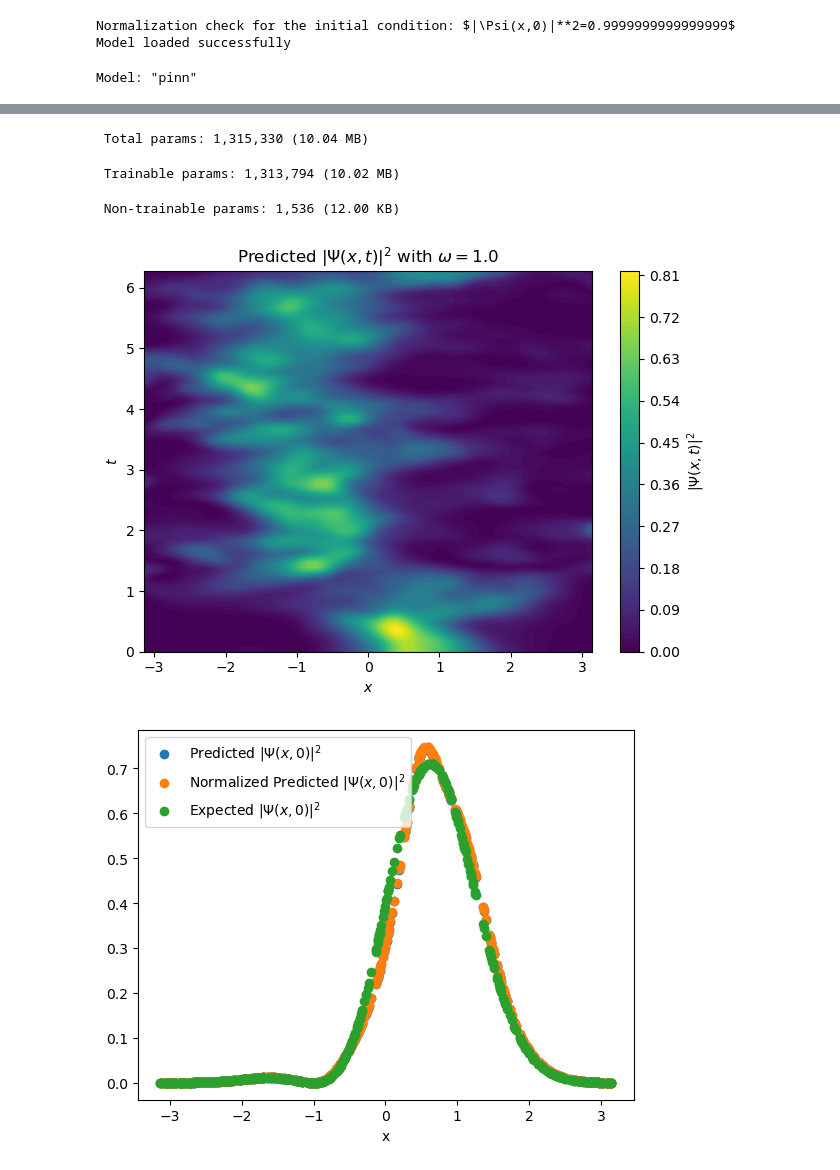
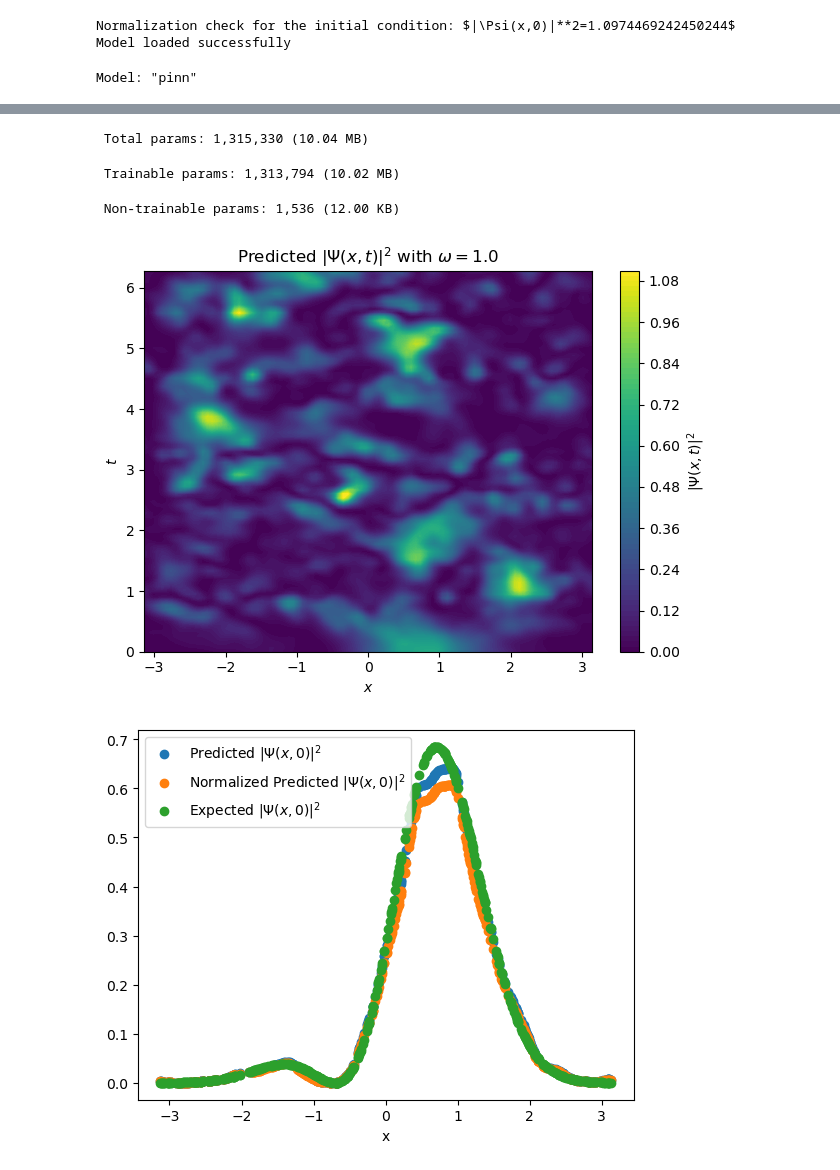
Before and after one commit to mrdchua/PINN-TDSE, a Jupyter notebook: TDSE-PHYS299/PINN-TDSE-v5.ipynb, the cells around one changed output, grey strips where cells are left out. Saved outputs shown, nothing was run; the diff lists cells and outputs as text; code cells hidden in the pictures.

```diff
--- a/TDSE-PHYS299/PINN-TDSE-v5.ipynb
+++ b/TDSE-PHYS299/PINN-TDSE-v5.ipynb
@@ -232,16 +232,16 @@ def loss_fn(model, interior, boundary, initial, omega):
     w_f, w_b, w_i = omega
 
     f_u, f_v = pde_residual(model, x_f, t_f, w_f)
-    loss_f = tf.reduce_mean(tf.square(f_u) + tf.square(f_v)) / tf.cast(tf.shape(x_f)[0], dtype=DTYPE)
+    loss_f = tf.reduce_mean(tf.square(f_u) + tf.square(f_v)) # / tf.cast(tf.shape(x_f)[0], dtype=DTYPE)
 
     uv_b = model(tf.concat([x_b, t_b, w_b], axis=1))
-    loss_b = tf.reduce_mean(tf.square(uv_b[:, 0:1]) + tf.square(uv_b[:, 1:2])) / tf.cast(tf.shape(x_b)[0], dtype=DTYPE)
+    loss_b = tf.reduce_mean(tf.square(uv_b[:, 0:1]) + tf.square(uv_b[:, 1:2])) # / tf.cast(tf.shape(x_b)[0], dtype=DTYPE)
 
     uv_i = model(tf.concat([x_i, t_i, w_i], axis=1))
     loss_i = tf.reduce_mean(tf.square(uv_i[:, 0:1] - tf.math.real(psi_i)) +
-                            tf.square(uv_i[:, 1:2] - tf.math.imag(psi_i))) / tf.cast(tf.shape(x_i)[0], dtype=DTYPE)
+                            tf.square(uv_i[:, 1:2] - tf.math.imag(psi_i))) # / tf.cast(tf.shape(x_i)[0], dtype=DTYPE)
 
-    return loss_f + loss_b + loss_i, (loss_f, loss_b, loss_i)
+    return loss_f + 10.0*loss_b + 10.0*loss_i, (loss_f, 10.0*loss_b, 10.0*loss_i)
 
 # # Create the model
 # model = PINN(input_dim=3, mapping_size=512, scale=10.0)
@@ -330,8 +330,8 @@ while True:
         X = tf.concat([x_is, t_is, w_test_s], axis=1)
         uv = pinn(X)
         u, v = uv[:, 0:1], uv[:, 1:2]
-        test_Re, test_Im = normalization(x_min, x_max, N_i, u, v)
-        density = test_Re**2 + test_Im**2
+        # test_Re, test_Im = normalization(x_min, x_max, N_i, u, v)
+        density = u**2 + v**2
 
         plt.scatter(x_i, density, label=r'$|\Psi(x,0)|^2$ with \omega=1.0')
         plt.xlabel('x')
@@ -524,7 +487,7 @@ def normalization(input_min, input_max, N, psi_Re, psi_Im):
 @tf.function
 def psi_init(x, w, pi):
     u_0 = (w/pi)**0.25 * tf.math.exp(-0.5*w*x**2)
-    u_1 = (w/pi)**0.25 * tf.math.exp(-0.5*w*x**2) * x * tf.math.sqrt(w)
+    u_1 = (w/pi)**0.25 * tf.math.exp(-0.5*w*x**2) * x * tf.math.sqrt(2.0*w)
     return (1.0/np.sqrt(2.0)) * (u_0 + u_1)
 
 # data generation
@@ -552,14 +515,14 @@ t_i = tf.zeros_like(x_i, dtype=DTYPE)
 
 w_i = tf.ones_like(x_i) * w_test
 psi_i = tf.cast(psi_init(x_i, w_i, pi), tf.complex128)
-psi_i_Re, psi_i_Im = normalization(x_min, x_max, N_i, tf.math.real(psi_i), tf.math.imag(psi_i))
+# psi_i_Re, psi_i_Im = normalization(x_min, x_max, N_i, tf.math.real(psi_i), tf.math.imag(psi_i))
 x_is = scale_inputs(x_i, x_min, x_max)  # scaled
 t_is = scale_inputs(t_i, t_min, t_max)  # scaled
 w_is = scale_inputs(w_i, w_min, w_max)  # scaled
 
 # verify normalization
 dx_i = (x_max - x_min) / N_i
-norm_check = tf.reduce_sum(psi_i_Re**2 + psi_i_Im) * dx_i
+norm_check = tf.reduce_sum(tf.math.abs(psi_i)**2) * dx_i
 print(f'Normalization check for the initial condition: $|\Psi(x,0)|**2={norm_check}$')
 
 # Fourier feature layer
@@ -631,7 +594,7 @@ class PINN(tf.keras.Model):
         return cls(**config)
 
 # Load the model
-loaded_model = tf.keras.models.load_model('best_model_v0.keras', custom_objects={'PINN': PINN})
+loaded_model = tf.keras.models.load_model('best_model_v1.keras', custom_objects={'PINN': PINN})
 print("Model loaded successfully")
 
 loaded_model.summary()
@@ -684,7 +647,7 @@ density_initial = psi_Re**2 + psi_Im**2
 plt.scatter(x_i, u**2 + v**2, label=r'Predicted $|\Psi(x,0)|^2$')
 plt.scatter(x_i, density_initial, label=r'Normalized Predicted $|\Psi(x,0)|^2$')
 # plt.scatter(x_i, density_test_Re**2 + density_test_Im**2, label=r'Normalized Predicted $|\Psi(x,2*\pi)|^2$')
-plt.scatter(x_i, psi_i_Re**2 + psi_i_Im**2, label=r'Expected $|\Psi(x,0)|^2$')
+plt.scatter(x_i, tf.math.abs(psi_i)**2, label=r'Expected $|\Psi(x,0)|^2$')
 plt.xlabel('x')
 plt.legend()
 plt.show()
@@ -705,7 +668,7 @@ plt.xlabel('t')
 plt.legend()
 plt.show()
 # %% [output]
-Normalization check for the initial condition: $|\Psi(x,0)|**2=0.9999999999999999$
+Normalization check for the initial condition: $|\Psi(x,0)|**2=1.0974469242450244$
 Model loaded successfully
 Model: "pinn"
 ┏━━━━━━━━━━━━━━━━━━━━━━━━━━━━━━━━━┳━━━━━━━━━━━━━━━━━━━━━━━━┳━━━━━━━━━━━━━━━┓
@@ -726,6 +689,6 @@ Model: "pinn"
 └─────────────────────────────────┴────────────────────────┴───────────────┘
  Total params: 1,315,330 (10.04 MB)
  Trainable params: 1,313,794 (10.02 MB)
  Non-trainable params: 1,536 (12.00 KB)
-[figure, old version]
+[figure, new version]
-[figure, old version]
+[figure, new version]
```
Also changed, not shown: parts of 2 cells of this notebook.
